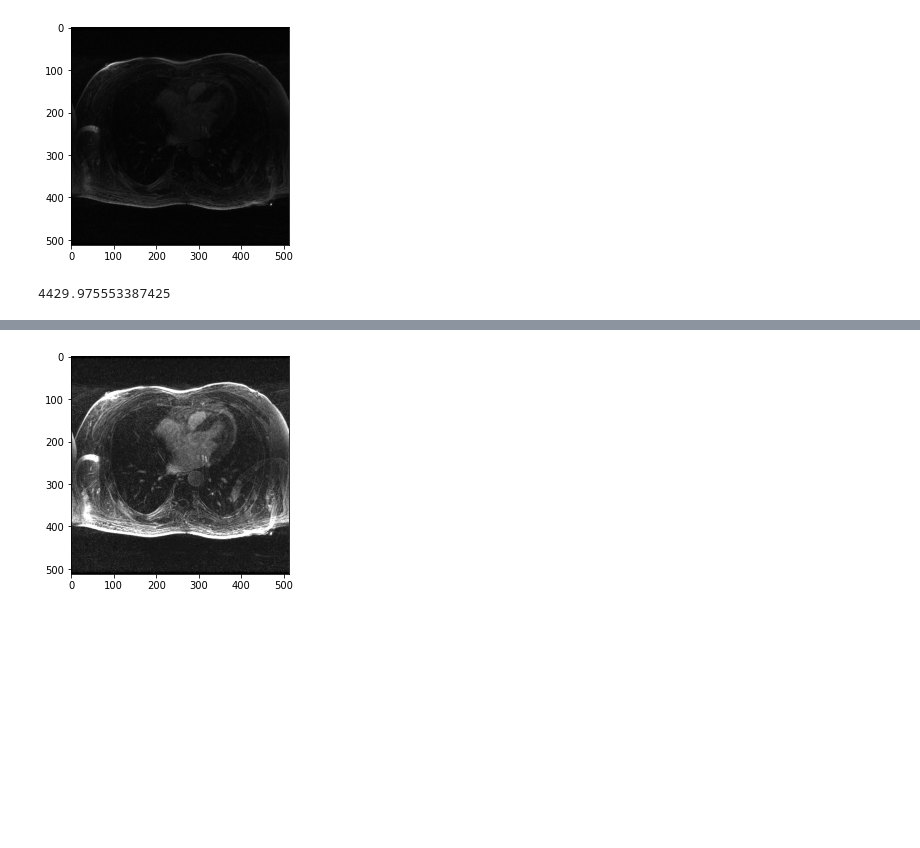
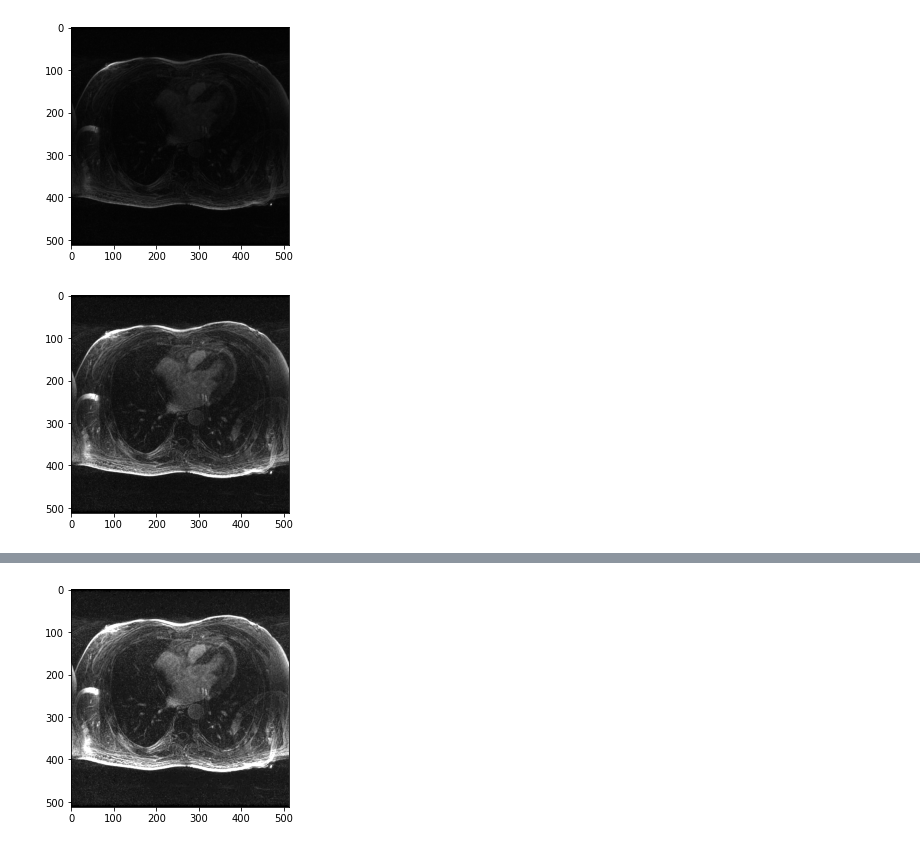
Before and after one commit to DavidLegarreSaavedra1/Deep-learning-methods-for-MRI-coil-channel-optimization, a Jupyter notebook: ROVir/scan.ipynb, the cells around one changed output, grey strips where cells are left out. Saved outputs shown, nothing was run; the diff lists cells and outputs as text; code cells hidden in the pictures; blank space fills up the shorter version.

```diff
--- a/ROVir/scan.ipynb
+++ b/ROVir/scan.ipynb
@@ -22,7 +24,3 @@ plt.imshow(prev_img, cmap='gray')
 plt.show()
 # %% [output]
 [figure]
-# %%
-prev_img.max()
-# %% [output]
-4429.975553387425
@@ -29 +41,15 @@ prev_img.max()
+# %%
+test = prev_img.copy()
+#test = auto_contrast(test, 0.9)
+test = cv.convertScaleAbs(
+    test, alpha=0.2, beta=0
+)
+#test = cv.normalize(
+#    test, None, 0, 255,
+#    cv.NORM_MINMAX
+#)
+plt.imshow(test, cmap='gray')
+plt.show()
+# %% [output]
+[figure, added]
 # %%
```
Also changed, not shown: parts of 16 cells of this notebook, 2 other files.
